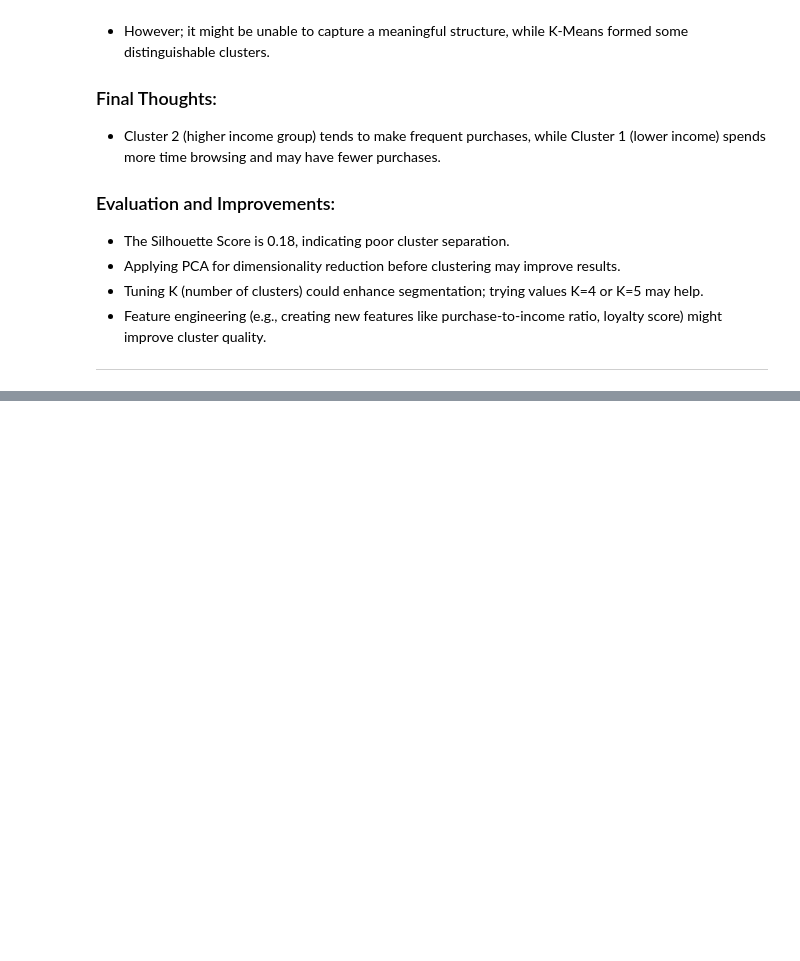
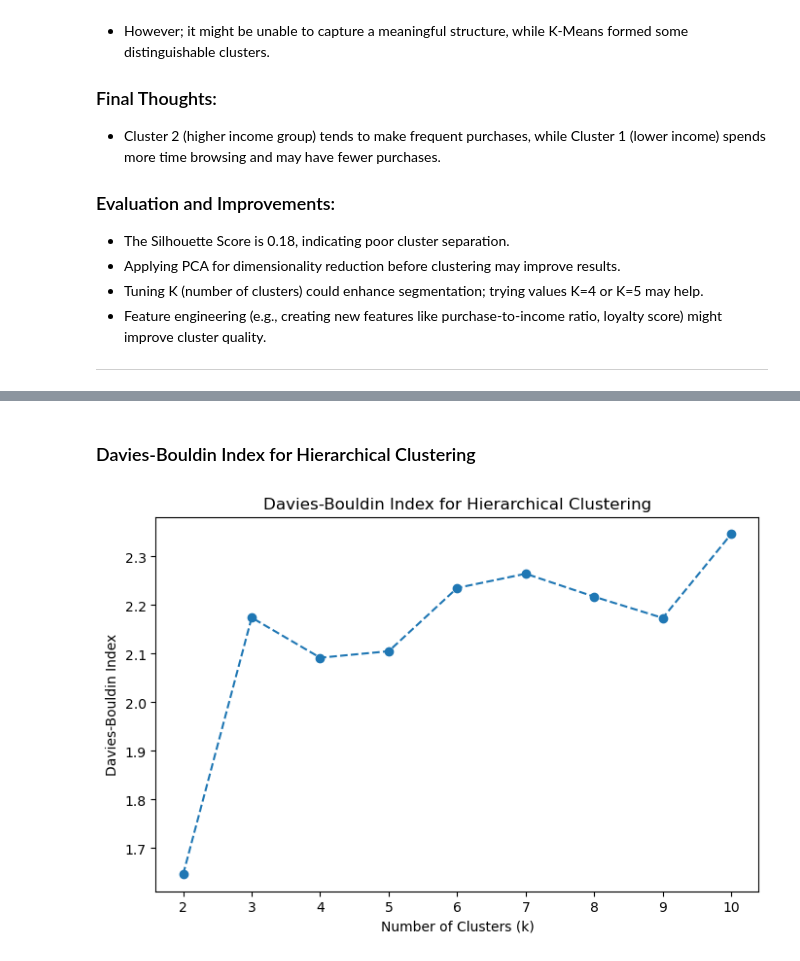
Before and after one commit to hoshangsheth/customer-segmentation-kmeans, a Jupyter notebook: notebooks/model.ipynb, the cells around one changed output, grey strips where cells are left out. Saved outputs shown, nothing was run; the diff lists cells and outputs as text; code cells hidden in the pictures; blank space fills up the shorter version.

```diff
--- a/notebooks/model.ipynb
+++ b/notebooks/model.ipynb
@@ -482,0 +529,20 @@ df.groupby('K-Means_Cluster').mean().round(2)
+# %% [markdown]
+ ### Davies-Bouldin Index for Hierarchical Clustering
+# %%
+from sklearn.metrics import davies_bouldin_score
+
+db_scores = []
+
+for k in range(2, 11):
+    hc = AgglomerativeClustering(n_clusters=k)
+    labels = hc.fit_predict(df_scaled)
+    db_scores.append(davies_bouldin_score(df_scaled, labels))
+
+plt.figure(figsize=(8, 5))
+plt.plot(range(2, 11), db_scores, marker='o', linestyle='--')
+plt.xlabel('Number of Clusters (k)')
+plt.ylabel('Davies-Bouldin Index')
+plt.title('Davies-Bouldin Index for Hierarchical Clustering')
+plt.show()
+# %% [output]
+[figure, added]
```
Also changed, not shown: parts of 36 cells of this notebook.
